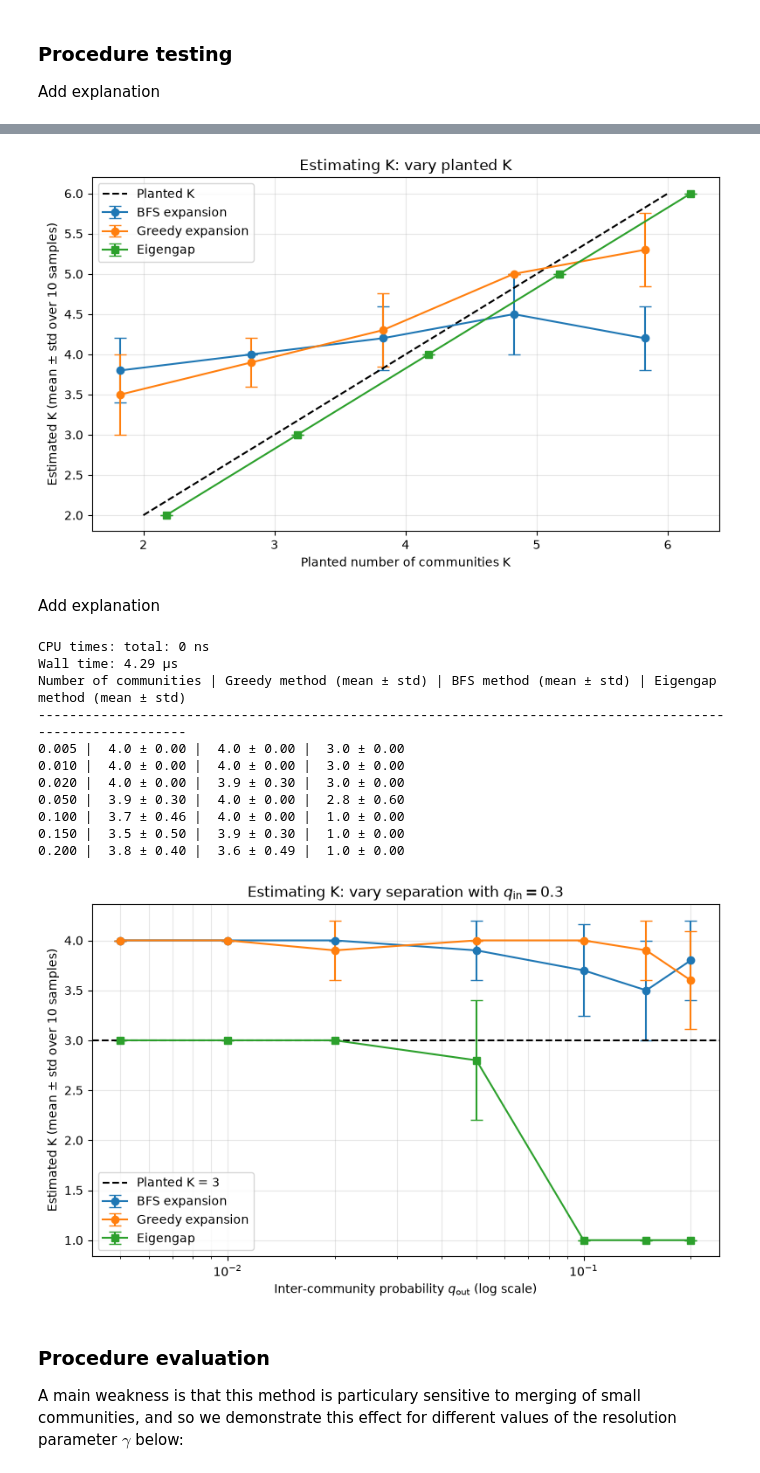
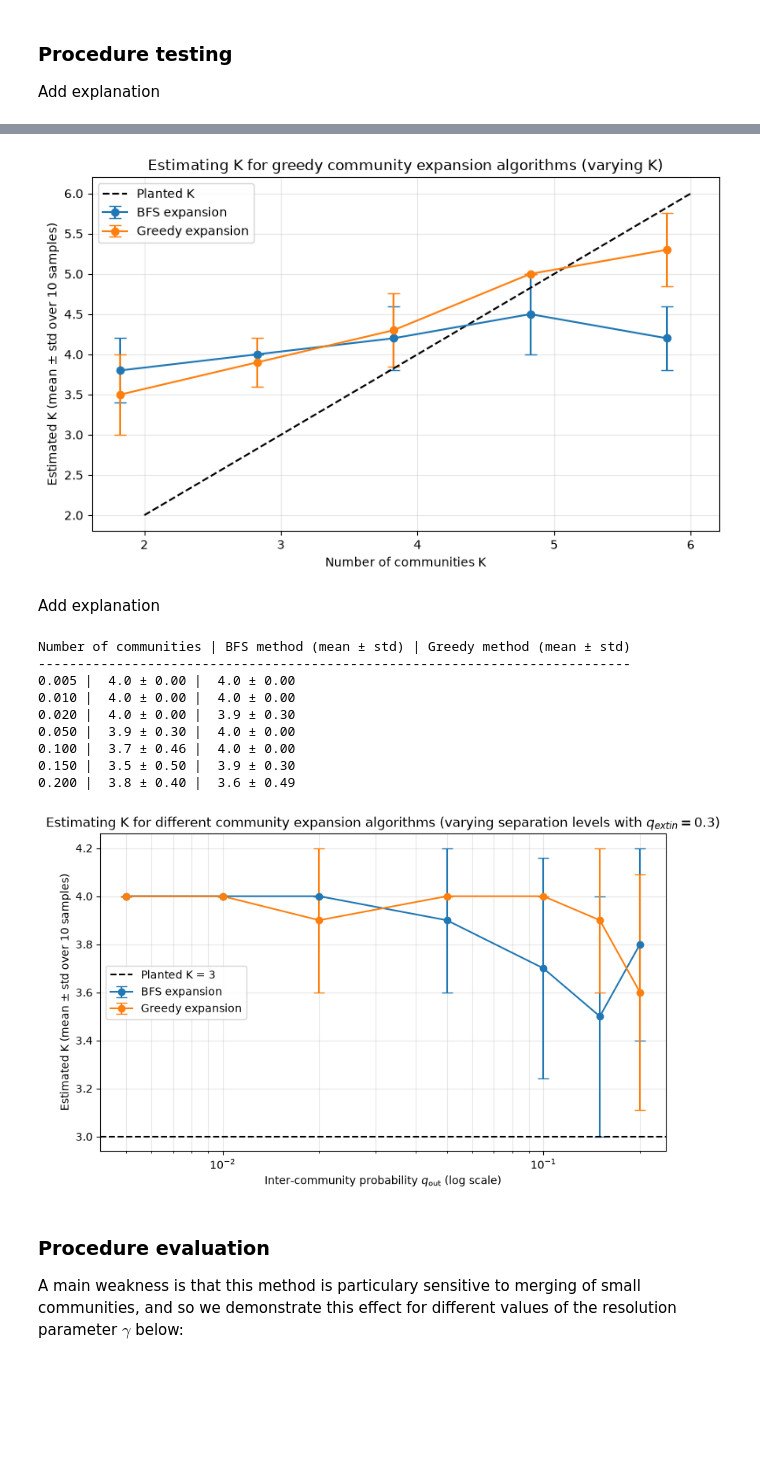
Before and after one commit to tjerkwillems7-ux/complex-networks-assignment-3, a Jupyter notebook: Group_6_Project_3.ipynb, the cells around one changed output, grey strips where cells are left out. Drawn from its saved outputs; the diff is of its cells as text; code cells hidden in the pictures; blank space fills up the shorter version.

```diff
--- a/Group_6_Project_3.ipynb
+++ b/Group_6_Project_3.ipynb
@@ -201,8 +183,6 @@ def estimate_k_eigengap(G, k_max = 10):
 ### Procedure testing <a name="testing" id="testing"></a>
 Add explanation
 # %%
-%time
-
 def SBM_K(K_values, n, q_in, q_out, n_samples):
     """
     Generate an SBM for different values of the number of communities K
@@ -215,7 +195,7 @@ def SBM_K(K_values, n, q_in, q_out, n_samples):
     :n_samples: Number of samples for the SBM
     :return: The number of esitmated communities
     """
-    results = {K: {"bfs": [], "greedy": [], "eigengap": []} for K in K_values}
+    results = {K: {"bfs": [], "greedy": []} for K in K_values}
 
     for K in K_values:
         sizes = [n // K] * K
@@ -228,7 +208,6 @@ def SBM_K(K_values, n, q_in, q_out, n_samples):
             G = nx.stochastic_block_model(sizes, Q, seed = SEED + s)
             results[K]["bfs"].append(community_number_estimator(G, find_community_bfs))
             results[K]["greedy"].append(community_number_estimator(G, find_community_greedy))
-            results[K]["eigengap"].append(estimate_k_eigengap(G))
 
     return results
 
@@ -241,11 +220,10 @@ n_samples = 10
 
 res_K = SBM_K(K_values, n, q_in, q_out, n_samples)
 
-print("Number of communities | Greedy method (mean ± std) | BFS method (mean ± std) | Eigengap method (mean ± std)")
-print("-----------------------------------------------------------------------------------------------------------")
+print("Number of communities | BFS method (mean ± std) | Greedy method (mean ± std)")
+print("----------------------------------------------------------------------------")
 for K in K_values:
     bm = np.mean(res_K[K]["bfs"]);  bs = np.std(res_K[K]["bfs"])
     gm = np.mean(res_K[K]["greedy"]);  gs = np.std(res_K[K]["greedy"])
-    em = np.mean(res_K[K]["eigengap"]); es = np.std(res_K[K]["eigengap"])
-    print(f" {K:2d} | {bm:4.1f} ± {bs:4.2f} | {gm:4.1f} ± {gs:4.2f} | {em:4.1f} ± {es:4.2f}")
+    print(f" {K:2d} | {bm:4.1f} ± {bs:4.2f} | {gm:4.1f} ± {gs:4.2f}")
 # %% [output]
@@ -267,34 +243,28 @@ w = 0.35
 ax.errorbar(x - w/2,
             [np.mean(res_K[K]["bfs"])    for K in K_values],
             yerr=[np.std(res_K[K]["bfs"]) for K in K_values],
-            fmt="o-", capsize=5, label="BFS expansion")
+            fmt = "o-", capsize = 5, label = "BFS expansion")
 ax.errorbar(x - w/2,
             [np.mean(res_K[K]["greedy"])    for K in K_values],
             yerr=[np.std(res_K[K]["greedy"]) for K in K_values],
-            fmt="o-", capsize=5, label="Greedy expansion")
-ax.errorbar(x + w/2,
-            [np.mean(res_K[K]["eigengap"])    for K in K_values],
-            yerr=[np.std(res_K[K]["eigengap"]) for K in K_values],
-            fmt="s-", capsize=5, label="Eigengap")
-ax.plot(x, K_values, "k--", label="Planted K")
+            fmt = "o-", capsize = 5, label = "Greedy expansion")
+ax.plot(x, K_values, "k--", label = "Planted K")
 
 ax.set_xticks(x)
 ax.set_xticklabels(K_values)
-ax.set_xlabel("Planted number of communities K")
+ax.set_xlabel("Number of communities K")
 ax.set_ylabel("Estimated K (mean ± std over 10 samples)")
-ax.set_title("Estimating K: vary planted K")
+ax.set_title("Estimating K for greedy community expansion algorithms (varying K)")
 ax.legend()
-ax.grid(alpha=0.3)
+ax.grid(alpha = 0.3)
 
 plt.tight_layout()
 plt.show()
 # %% [output]
-[figure, old version]
+[figure, new version]
 # %% [markdown]
 Add explanation
 # %%
-%time
-
 def SBM_separation(q_out_values, K, n, q_in, n_samples):
     """
     Generate an SBM for different values of the probability q_out, which is the probability that any two nodes are in different communities
@@ -307,7 +277,7 @@ def SBM_separation(q_out_values, K, n, q_in, n_samples):
     :n_samples: Number of samples for the SBM
     :return: The number of esitmated communities
     """
-    results = {q: {"bfs": [], "greedy": [], "eigengap": []} for q in q_out_values}
+    results = {q: {"bfs": [], "greedy": []} for q in q_out_values}
     sizes = [n // K] * K
     sizes[0] += n - sum(sizes)
 
@@ -318,7 +288,6 @@ def SBM_separation(q_out_values, K, n, q_in, n_samples):
             G = nx.stochastic_block_model(sizes, Q, seed=SEED + s)
             results[q_out]["bfs"].append(community_number_estimator(G, find_community_bfs))
             results[q_out]["greedy"].append(community_number_estimator(G, find_community_greedy))
-            results[q_out]["eigengap"].append(estimate_k_eigengap(G))
 
     return results
 
@@ -331,49 +300,42 @@ n_samples = 10
 
 res_sep = SBM_separation(q_out_values, K, n, q_in, n_samples)
 
-print("Number of communities | Greedy method (mean ± std) | BFS method (mean ± std) | Eigengap method (mean ± std)")
-print("-----------------------------------------------------------------------------------------------------------")
+print("Number of communities | BFS method (mean ± std) | Greedy method (mean ± std)")
+print("----------------------------------------------------------------------------")
 for q in q_out_values:
     bm = np.mean(res_sep[q]["bfs"]);  bs = np.std(res_sep[q]["bfs"])
     gm = np.mean(res_sep[q]["greedy"]);  gs = np.std(res_sep[q]["greedy"])
-    em = np.mean(res_sep[q]["eigengap"]); es = np.std(res_sep[q]["eigengap"])
-    print(f"{q:5.3f} | {bm:4.1f} ± {bs:4.2f} | {gm:4.1f} ± {gs:4.2f} | {em:4.1f} ± {es:4.2f}")
+    print(f"{q:5.3f} | {bm:4.1f} ± {bs:4.2f} | {gm:4.1f} ± {gs:4.2f}")
 # %% [output]
-CPU times: total: 0 ns
-Wall time: 4.29 μs
-Number of communities | Greedy method (mean ± std) | BFS method (mean ± std) | Eigengap method (mean ± std)
------------------------------------------------------------------------------------------------------------
-0.005 |  4.0 ± 0.00 |  4.0 ± 0.00 |  3.0 ± 0.00
-0.010 |  4.0 ± 0.00 |  4.0 ± 0.00 |  3.0 ± 0.00
-0.020 |  4.0 ± 0.00 |  3.9 ± 0.30 |  3.0 ± 0.00
-0.050 |  3.9 ± 0.30 |  4.0 ± 0.00 |  2.8 ± 0.60
-0.100 |  3.7 ± 0.46 |  4.0 ± 0.00 |  1.0 ± 0.00
-0.150 |  3.5 ± 0.50 |  3.9 ± 0.30 |  1.0 ± 0.00
-0.200 |  3.8 ± 0.40 |  3.6 ± 0.49 |  1.0 ± 0.00
+Number of communities | BFS method (mean ± std) | Greedy method (mean ± std)
+----------------------------------------------------------------------------
+0.005 |  4.0 ± 0.00 |  4.0 ± 0.00
+0.010 |  4.0 ± 0.00 |  4.0 ± 0.00
+0.020 |  4.0 ± 0.00 |  3.9 ± 0.30
+0.050 |  3.9 ± 0.30 |  4.0 ± 0.00
+0.100 |  3.7 ± 0.46 |  4.0 ± 0.00
+0.150 |  3.5 ± 0.50 |  3.9 ± 0.30
+0.200 |  3.8 ± 0.40 |  3.6 ± 0.49
 # %%
-fig, ax = plt.subplots(figsize=(8, 5))
+fig, ax = plt.subplots(figsize = (8, 5))
 ax.errorbar(q_out_values,
             [np.mean(res_sep[q]["bfs"]) for q in q_out_values],
             yerr=[np.std(res_sep[q]["bfs"]) for q in q_out_values],
-            fmt="o-", capsize=5, label="BFS expansion")
+            fmt = "o-", capsize = 5, label = "BFS expansion")
 ax.errorbar(q_out_values,
             [np.mean(res_sep[q]["greedy"]) for q in q_out_values],
             yerr=[np.std(res_sep[q]["greedy"]) for q in q_out_values],
-            fmt="o-", capsize=5, label="Greedy expansion")
-ax.errorbar(q_out_values,
-            [np.mean(res_sep[q]["eigengap"]) for q in q_out_values],
-            yerr=[np.std(res_sep[q]["eigengap"]) for q in q_out_values],
-            fmt="s-", capsize=5, label="Eigengap")
-ax.axhline(3, color="k", ls="--", label="Planted K = 3")
+            fmt = "o-", capsize = 5, label = "Greedy expansion")
+ax.axhline(3, color = "k", ls = "--", label = "Planted K = 3")
 
 ax.set_xscale("log")
 ax.set_xlabel(r"Inter-community probability $q_{\text{out}}$ (log scale)")
 ax.set_ylabel("Estimated K (mean ± std over 10 samples)")
-ax.set_title(r"Estimating K: vary separation with $q_{\text{in}} = 0.3$")
-ax.legend(); ax.grid(alpha=0.3, which="both")
+ax.set_title("Estimating K for different community expansion algorithms (varying separation levels with $q_{\text{in}} = 0.3$)")
+ax.legend(); ax.grid(alpha = 0.3, which = "both")
 plt.tight_layout(); plt.show()
 # %% [output]
-[figure, old version]
+[figure, new version]
 # %% [markdown]
 ### Procedure evaluation <a name="procedure-eval" id="procedure-eval"></a>
 
```
Also changed, not shown: parts of 13 cells of this notebook, 1 other file.
